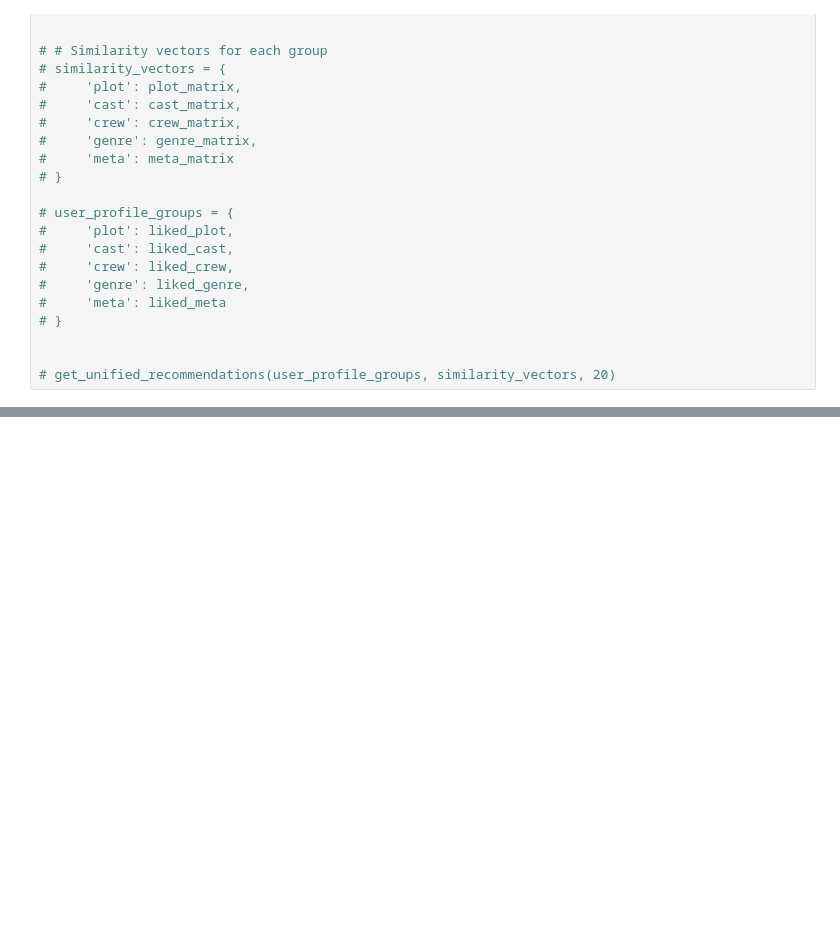
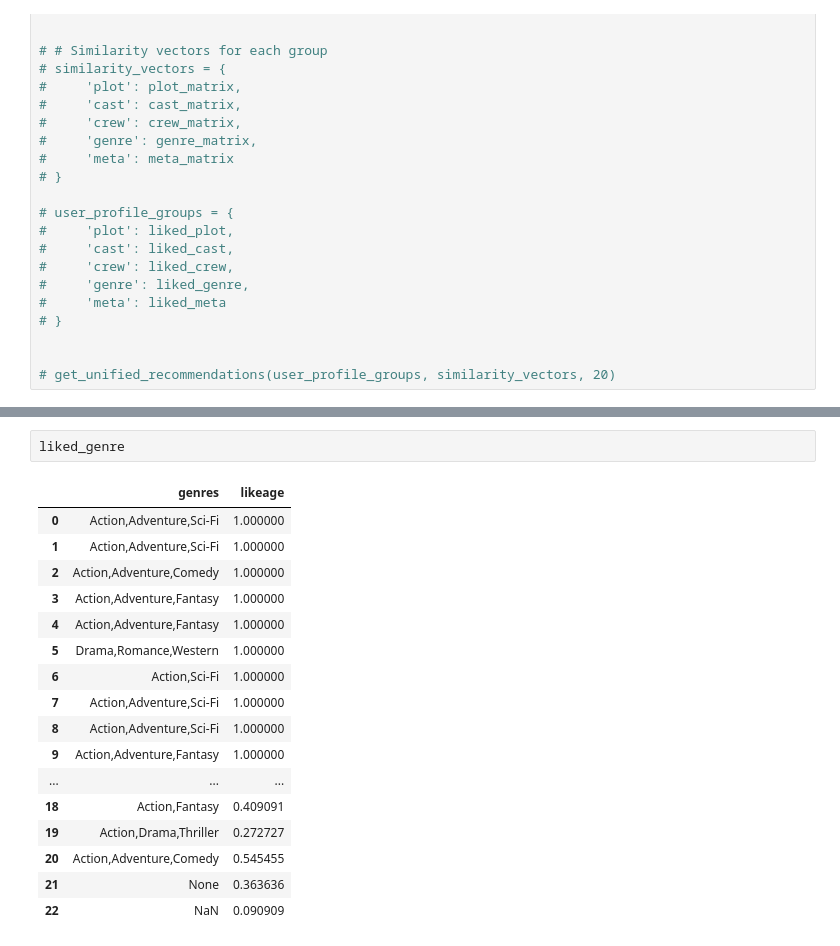
Before and after one commit to Roland-02/Cinephile.com, a Jupyter notebook: recommendEngine.ipynb, the cells around one changed output, grey strips where cells are left out. Saved outputs shown, nothing was run; the diff lists cells and outputs as text; blank space fills up the shorter version.

```diff
--- a/recommendEngine.ipynb
+++ b/recommendEngine.ipynb
@@ -897,0 +988,20 @@ get_similar_films(genre_matrix)[:25]
+# %%
+liked_genre
+# %% [output]
+|  | genres | likeage |
+| 0 | Action,Adventure,Sci-Fi | 1.000000 |
+| 1 | Action,Adventure,Sci-Fi | 1.000000 |
+| 2 | Action,Adventure,Comedy | 1.000000 |
+| 3 | Action,Adventure,Fantasy | 1.000000 |
+| 4 | Action,Adventure,Fantasy | 1.000000 |
+| 5 | Drama,Romance,Western | 1.000000 |
+| 6 | Action,Sci-Fi | 1.000000 |
+| 7 | Action,Adventure,Sci-Fi | 1.000000 |
+| 8 | Action,Adventure,Sci-Fi | 1.000000 |
+| 9 | Action,Adventure,Fantasy | 1.000000 |
+| ... | ... | ... |
+| 18 | Action,Fantasy | 0.409091 |
+| 19 | Action,Drama,Thriller | 0.272727 |
+| 20 | Action,Adventure,Comedy | 0.545455 |
+| 21 | None | 0.363636 |
+| 22 | NaN | 0.090909 |
```
Also changed, not shown: parts of 9 cells of this notebook, 9 other files.
